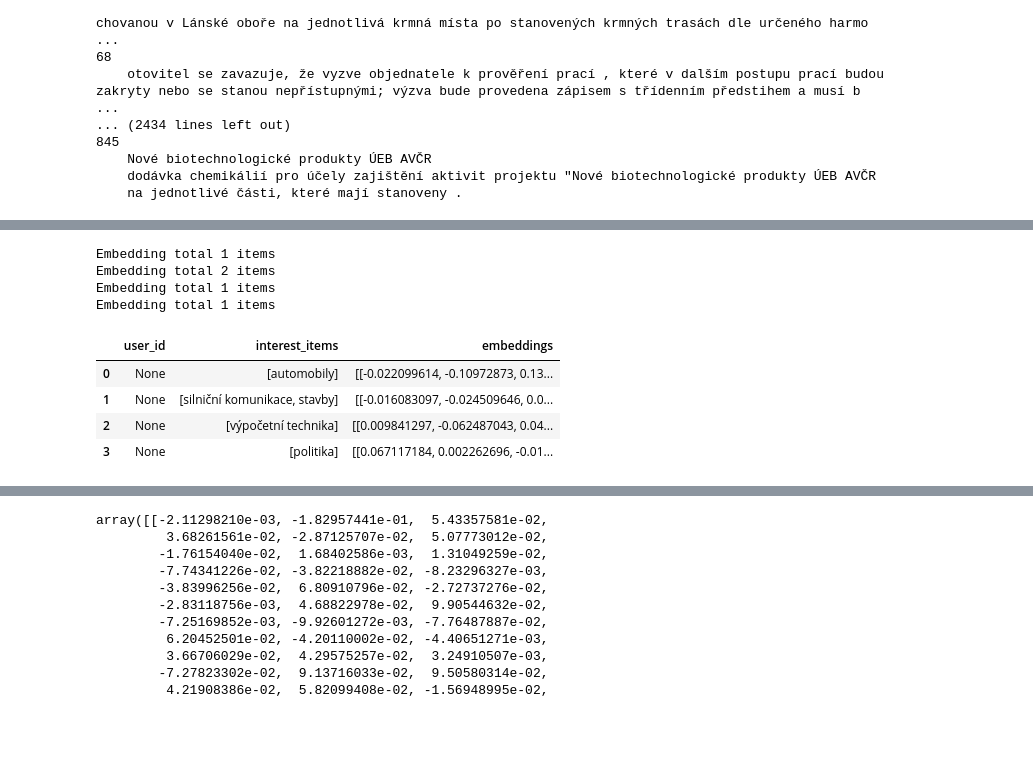
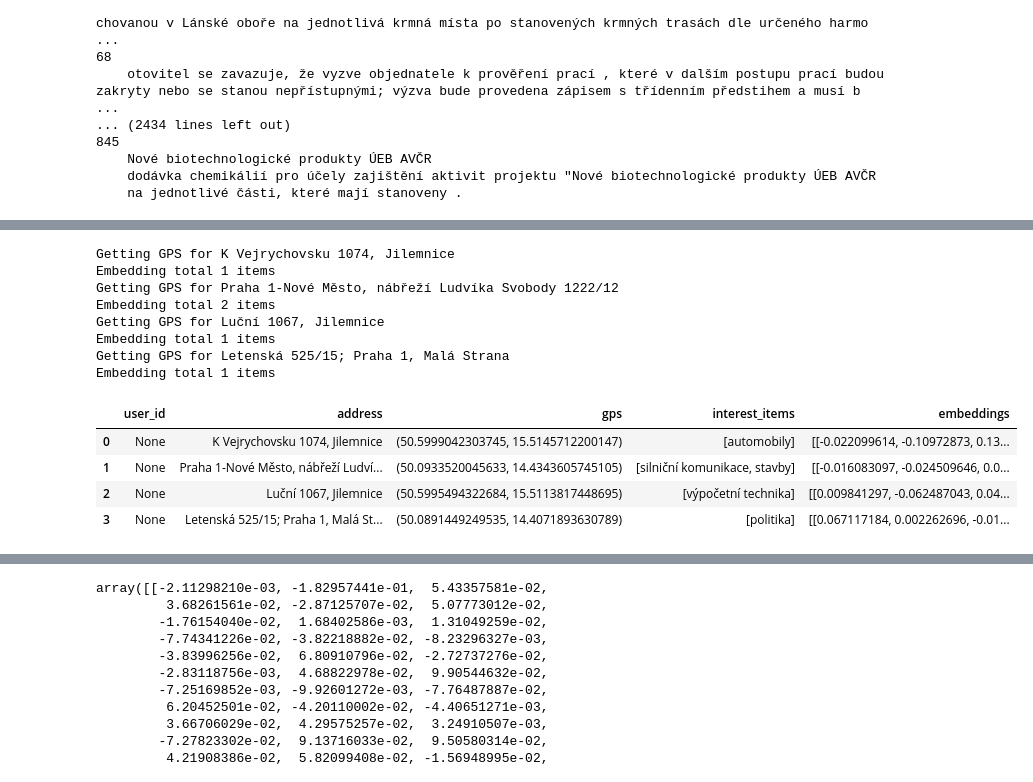
Before and after one commit to opendatalabcz/public-contract-recommendation, a Jupyter notebook: research/src/recommender_research.ipynb, the cells around one changed output, grey strips where cells are left out. Cells and saved outputs as stored; diff of their text form; code cells hidden in the pictures; blank space fills up the shorter version.

```diff
--- a/research/src/recommender_research.ipynb
+++ b/research/src/recommender_research.ipynb
@@ -370,0 +406,2 @@ simngr.saveToDB(df_contract_items)
+# %%
+geocoder = Geocoder()
@@ -371,21 +674,27 @@ simngr.saveToDB(df_contract_items)
 # %%
 class UserProfile:
 
-    def __init__(self, user_id=None, interest_items=[], embeddings=[]):
+    def __init__(self, user_id=None, address=None, gps=(None, None), interest_items=[], embeddings=[]):
         self.user_id = user_id
+        self.address = address
+        self.gps = gps
         self.interest_items = interest_items
         self.embeddings = embeddings
 
     def __repr__(self):
-        return 'UP'+str(self.user_id)+'('+str([(item, emb[:2]) for item, emb in zip(self.interest_items, self.embeddings)])+')'
+        return 'UP{}[{}]({})'.format(self.user_id, self.address,
+                                     [(item, emb[:2]) for item, emb in zip(self.interest_items, self.embeddings)])
 
 class UserProfileFactory:
 
-    def __init__(self, embedder):
-        self._embedder=embedder
+    def __init__(self, embedder, geocoder):
+        self._embedder = embedder
+        self._geocoder = geocoder
 
-    def fromItems(self, items):
+    def create(self, address, items):
+        print('Getting GPS for '+address)
+        gps = self._geocoder.gps_for_address(address)
         print('Embedding total '+str(len(items))+' items')
         embeddings = self._embedder.process(items)
-        profile = UserProfile(None, items, embeddings)
+        profile = UserProfile(None, address, gps, items, embeddings)
         return profile
@@ -392,17 +1155,22 @@ class UserProfileFactory:
 # %%
-upfac = UserProfileFactory(embedder)
+upfac = UserProfileFactory(embedder, geocoder)
 interests = [['automobily'], ['silniční komunikace', 'stavby'], ['výpočetní technika'], ['politika']]
-ups = [upfac.fromItems(intr) for intr in interests]
-user_profile_items = [{'user_id':None, 'interest_items':up.interest_items, 'embeddings':up.embeddings} for up in ups]
+addresses = ['K Vejrychovsku 1074, Jilemnice', 'Praha 1-Nové Město, nábřeží Ludvíka Svobody 1222/12', 'Luční 1067, Jilemnice','Letenská 525/15; Praha 1, Malá Strana']
+ups = [upfac.create(addr, intr) for addr, intr in zip(addresses, interests)]
+user_profile_items = [{'user_id':None, 'address': up.address, 'gps': up.gps, 'interest_items':up.interest_items, 'embeddings':up.embeddings} for up in ups]
 df_user_profile = pandas.DataFrame(user_profile_items)
 df_user_profile
 # %% [output]
+Getting GPS for K Vejrychovsku 1074, Jilemnice
 Embedding total 1 items
+Getting GPS for Praha 1-Nové Město, nábřeží Ludvíka Svobody 1222/12
 Embedding total 2 items
+Getting GPS for Luční 1067, Jilemnice
 Embedding total 1 items
+Getting GPS for Letenská 525/15; Praha 1, Malá Strana
 Embedding total 1 items
-|  | user_id | interest_items | embeddings |
-| 0 | None | [automobily] | [[-0.022099614, -0.10972873, 0.13... |
-| 1 | None | [silniční komunikace, stavby] | [[-0.016083097, -0.024509646, 0.0... |
-| 2 | None | [výpočetní technika] | [[0.009841297, -0.062487043, 0.04... |
-| 3 | None | [politika] | [[0.067117184, 0.002262696, -0.01... |
+|  | user_id | address | gps | interest_items | embeddings |
+| 0 | None | K Vejrychovsku 1074, Jilemnice | (50.5999042303745, 15.5145712200147) | [automobily] | [[-0.022099614, -0.10972873, 0.13... |
+| 1 | None | Praha 1-Nové Město, nábřeží Ludví... | (50.0933520045633, 14.4343605745105) | [silniční komunikace, stavby] | [[-0.016083097, -0.024509646, 0.0... |
+| 2 | None | Luční 1067, Jilemnice | (50.5995494322684, 15.5113817448695) | [výpočetní technika] | [[0.009841297, -0.062487043, 0.04... |
+| 3 | None | Letenská 525/15; Praha 1, Malá St... | (50.0891449249535, 14.4071893630789) | [politika] | [[0.067117184, 0.002262696, -0.01... |
```
Also changed, not shown: parts of 104 cells of this notebook, 5 other files.
